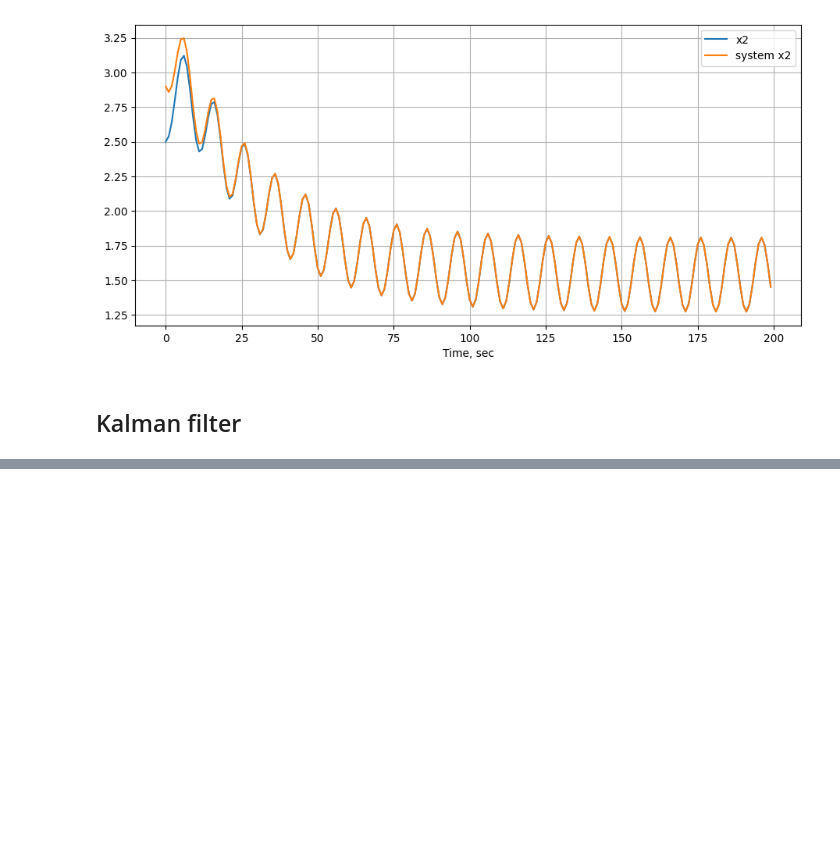
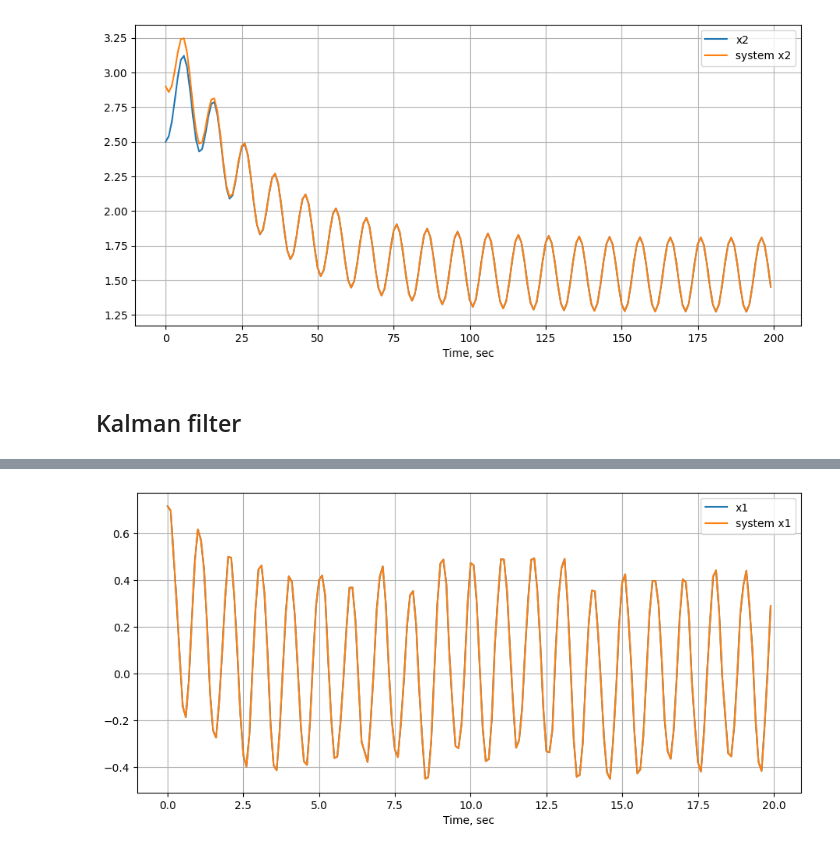
Before and after one commit to AlexeyMarg/fdi_flow, a Jupyter notebook: examples/state_observers.ipynb, the cells around one changed output, grey strips where cells are left out. Drawn from its saved outputs; the diff is of its cells as text; code cells hidden in the pictures; blank space fills up the shorter version.

Commit message:
sliding mode example

```diff
--- a/examples/state_observers.ipynb
+++ b/examples/state_observers.ipynb
@@ -144,0 +160,46 @@ plt.show();
+# %%
+# Initial state
+
+x0 = np.array([[2], [3]])
+# %%
+# Initial observer state
+observer = SlidingModeObserver(A=A, B=B, C=C, desired_poles=None, eta=1.0, eps=0.1)
+# %%
+# Initial measured input
+y = np.array([[0]])
+
+# Initial control input
+input_signal = 0
+
+result = []
+system_x1 = []
+system_x2 = []
+out_input = []
+t = []
+syst = np.array(x0, dtype=float)
+# %%
+# Simulation loop
+
+for i in range(200):
+    t.append(i * dt)
+    input_signal = input_signal + 10*(math.sin(2*math.pi*i*dt))*dt
+    out_input.append(input_signal)
+    u = np.array(input_signal).reshape((-1, 1))
+    x_est = observer.step(syst, y, dt, u)
+    result.append(x_est.flatten())
+    process_noise = np.random.multivariate_normal([0,0], np.eye(2)*0.1).reshape(2,1)
+    system_x1.append(syst[0])
+    system_x2.append(syst[1])
+    syst = syst + (A @ syst + B @ u + process_noise) * dt
+    y = C @ syst
+# %%
+result_x1 = [arr[0] for arr in result]
+plt.figure(figsize=(11, 5))
+plt.plot(t, result_x1, label="x1")
+plt.plot(t, system_x1, label="system x1")
+plt.legend()
+plt.grid()
+plt.xlabel("Time, sec")
+plt.show();
+# %% [output]
+[figure, added]
```
Also changed, not shown: parts of 6 cells of this notebook, 1 other file.
